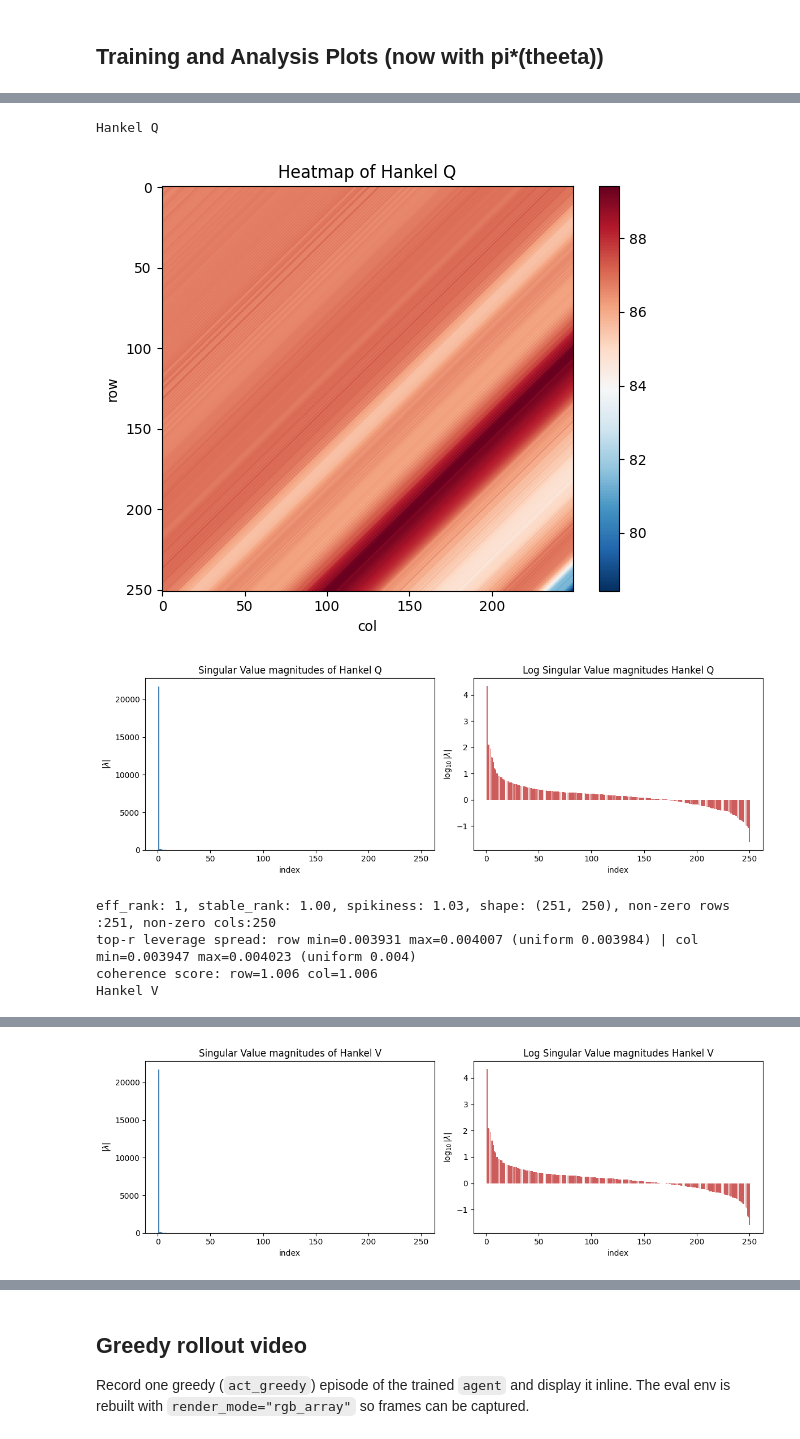
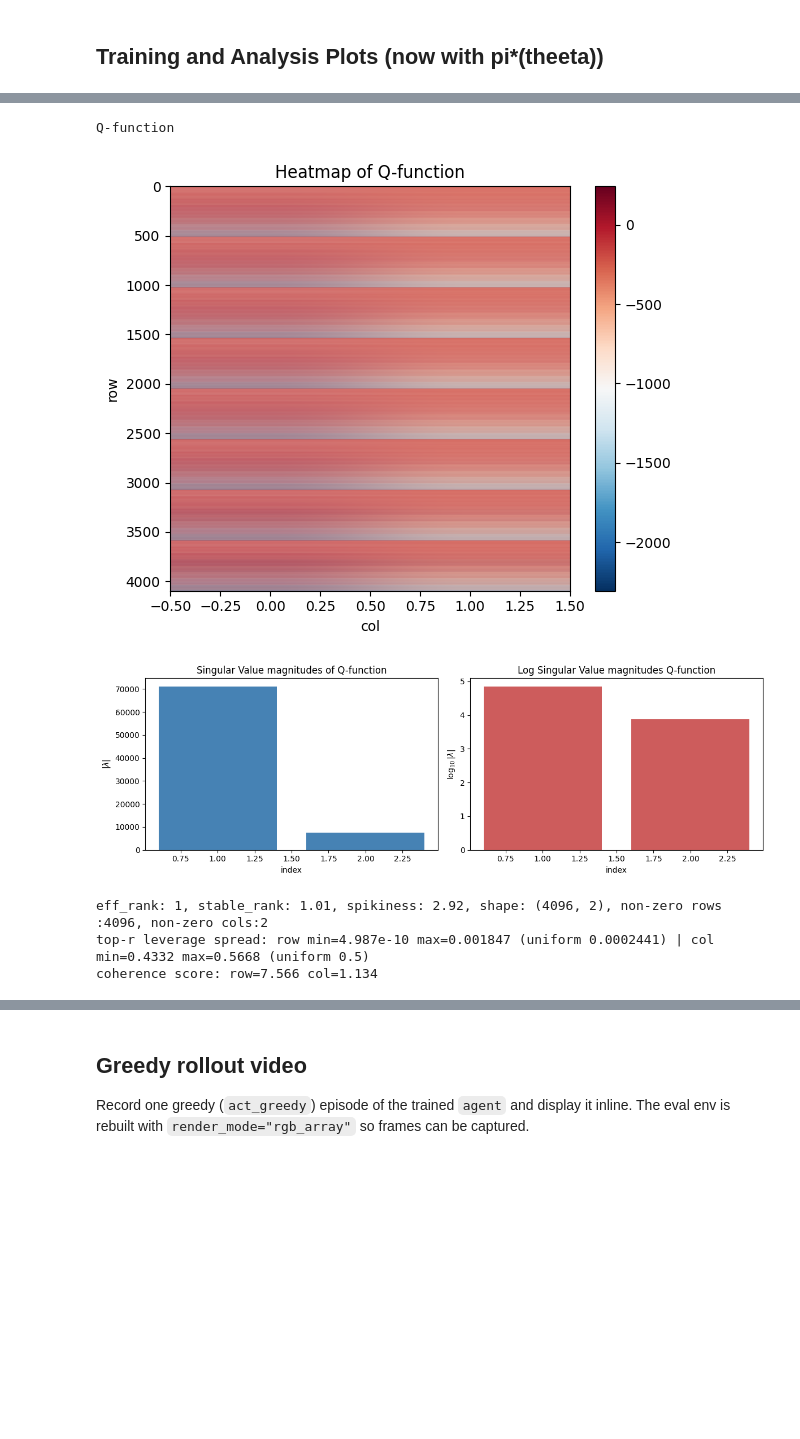
Before and after one commit to Souparna-Mandal/Low-Rank-RL-TL, a Jupyter notebook: experiments/dqn_cartpole/exp1.ipynb, the cells around one changed output, grey strips where cells are left out. Drawn from its saved outputs; the diff is of its cells as text; code cells hidden in the pictures; blank space fills up the shorter version.

```diff
--- a/experiments/dqn_cartpole/exp1.ipynb
+++ b/experiments/dqn_cartpole/exp1.ipynb
@@ -62,14 +52,7 @@ cfg
 # %% [markdown]
 ## Creating the Envrionment
 # %%
-env_cfg = cfg["environment"]
-env = make_environment(
-    env_cfg["name"],
-    render_mode=env_cfg["render_mode"],
-    discrete_config=env_cfg["discrete_config"],   # None -> no discretisation
-    normalise=env_cfg["normalise"],               # {action:{}, state:{}} -> no rescaling
-    clip=env_cfg["clip"],
-)
+env = build_env(cfg)
 obs_dim = env.observation_space.shape[0]
 n_actions = env.action_space.n
 print("obs_dim:", obs_dim, "n_actions:", n_actions)
@@ -120,20 +86,12 @@ agent = QAgent(
 # %% [markdown]
 ## Analysis (Low Rank)
 # %%
-analysis = cfg["analysis"]
-
-# registry mapping config.yaml strings for methods to callable function objects
-analysis_methods = {
-    "hankel_rollout": hankel_rollout,
-    "q_matrix_dqn": q_matrix_dqn,
-}
-
-# Each config entry is {name, kwargs, outputs}. Resolve `name` to its callable,
-# pre-bind config-supplied `kwargs` with functools.partial, and pair it with the
-# list of output names so the training loop knows how many matrices to expect.
-analysis["methods"] = [
-    (partial(analysis_methods[m["name"]], **m.get("kwargs", {})), m["outputs"])
-    for m in analysis["methods"]
-]
-analysis
+# Run artifacts (spectra figures, rewards/rank/hankel_sweep CSVs, trajectories,
+# checkpoints) land under runs/<timestamp>/ when experiment.save_artifacts is set;
+# otherwise logger is None and analysis renders inline. Hankel runs via the
+# analysis.hankel_sweep config block (dispatched inside the training loop);
+# generic methods (e.g. q_matrix_dqn) resolve from analysis/registry.py.
+logger = make_run_logger(cfg)
+if logger:
+    print("run artifacts ->", logger.dir)
 # %% [output]
@@ -202,20 +157,23 @@ plt.legend(); plt.show()
 # %%
-for method, names in analysis["methods"]:
+# Post-training: run the generic per-matrix methods (e.g. q_matrix_dqn) + any
+# post_methods on the final policy, showing heatmap + spectrum for each. Hankel
+# already ran every ep_freq during training via hankel_sweep.
+methods = resolve_methods(cfg["analysis"].get("methods", []) + cfg["analysis"].get("post_methods", []))
+for method, names in methods:
     results = method(agent=agent, env=env)
     if not isinstance(results, tuple):
         results = (results,)
     for matrix, name in zip(results, names):
         print(name)
-        plot_matrix_heatmap(matrix, name)
-        r, sr, spk, shape, irs, ics, rc, cc, nzr, nzc = row_rank_property_check(matrix, name)
+        plot_matrix_heatmap(matrix, name, save_to=logger.figure_path(f"{name} heatmap") if logger else None)
+        r, sr, spk, shape, irs, ics, rc, cc, nzr, nzc = row_rank_property_check(matrix, name, save_to=logger.figure_path(name) if logger else None)
         print(f"eff_rank: {r}, stable_rank: {sr:.2f}, spikiness: {spk:.2f}, shape: {shape}, non-zero rows :{nzr}, non-zero cols:{nzc}")
         print(f"top-r leverage spread: row min={irs.min():.4g} max={irs.max():.4g} (uniform {1.0/shape[0]:.4g}) | col min={ics.min():.4g} max={ics.max():.4g} (uniform {1.0/shape[1]:.4g})")
         print(f"coherence score: row={rc:.4g} col={cc:.4g}")
 # %% [output]
-Hankel Q
+Q-function
-[figure, old version]
+[figure, new version]
-[figure, old version]
+[figure, new version]
-eff_rank: 1, stable_rank: 1.00, spikiness: 1.03, shape: (251, 250), non-zero rows :251, non-zero cols:250
-top-r leverage spread: row min=0.003931 max=0.004007 (uniform 0.003984) | col min=0.003947 max=0.004023 (uniform 0.004)
-coherence score: row=1.006 col=1.006
-Hankel V
+eff_rank: 1, stable_rank: 1.01, spikiness: 2.92, shape: (4096, 2), non-zero rows :4096, non-zero cols:2
+top-r leverage spread: row min=4.987e-10 max=0.001847 (uniform 0.0002441) | col min=0.4332 max=0.5668 (uniform 0.5)
+coherence score: row=7.566 col=1.134
@@ -223 +179,0 @@ Hankel V
-[figure, removed]
```
Also changed, not shown: parts of 8 cells of this notebook, 30 other files.
